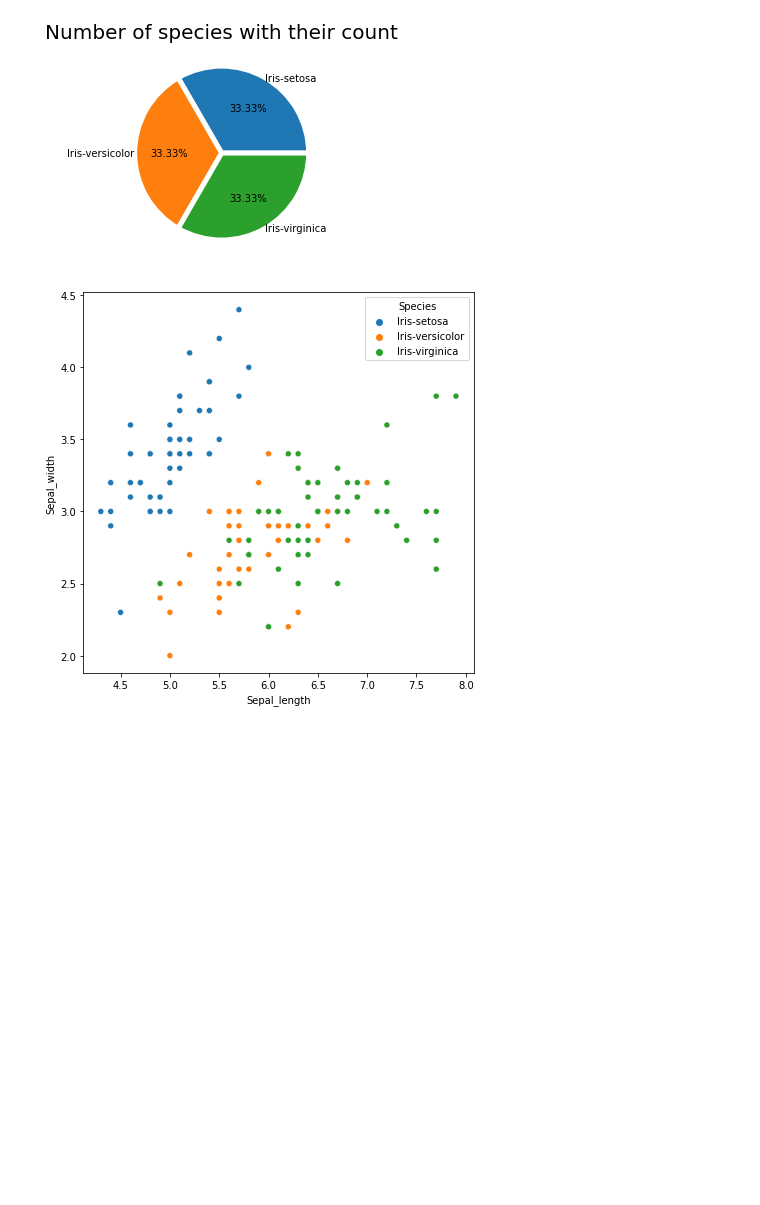
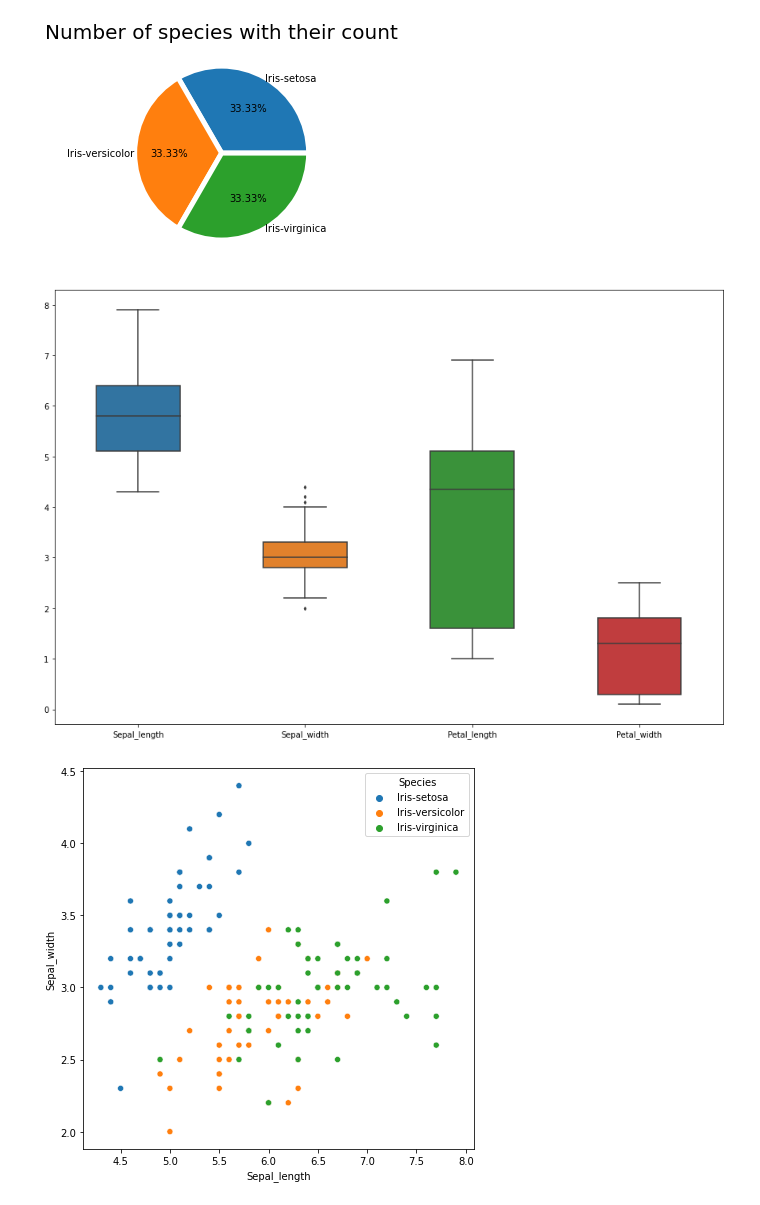
Before and after one commit to arunuday117/LGMVIP-DataScience, a Jupyter notebook: Task1_Iris_Flower_Classification.ipynb, the cells around one changed output. Drawn from its saved outputs; the diff is of its cells as text; code cells hidden in the pictures; blank space fills up the shorter version.

```diff
--- a/Task1_Iris_Flower_Classification.ipynb
+++ b/Task1_Iris_Flower_Classification.ipynb
@@ -209,6 +161,12 @@ plt.title("Number of species with their count", fontsize=20)
 plt.show()
 # %% [output]
 [figure]
+# %%
+fig, ax = plt.subplots(figsize=(15,10))
+sns.boxplot(data=iris_dataset, width= 0.5, ax=ax, fliersize=3)
+plt.show()
+# %% [output]
+[figure, added]
 # %%
 plt.subplots(figsize=(7,7))
 sns.scatterplot(x='Sepal_length',y='Sepal_width',data=iris_dataset,hue='Species');
```
Also changed, not shown: parts of 23 cells of this notebook.
